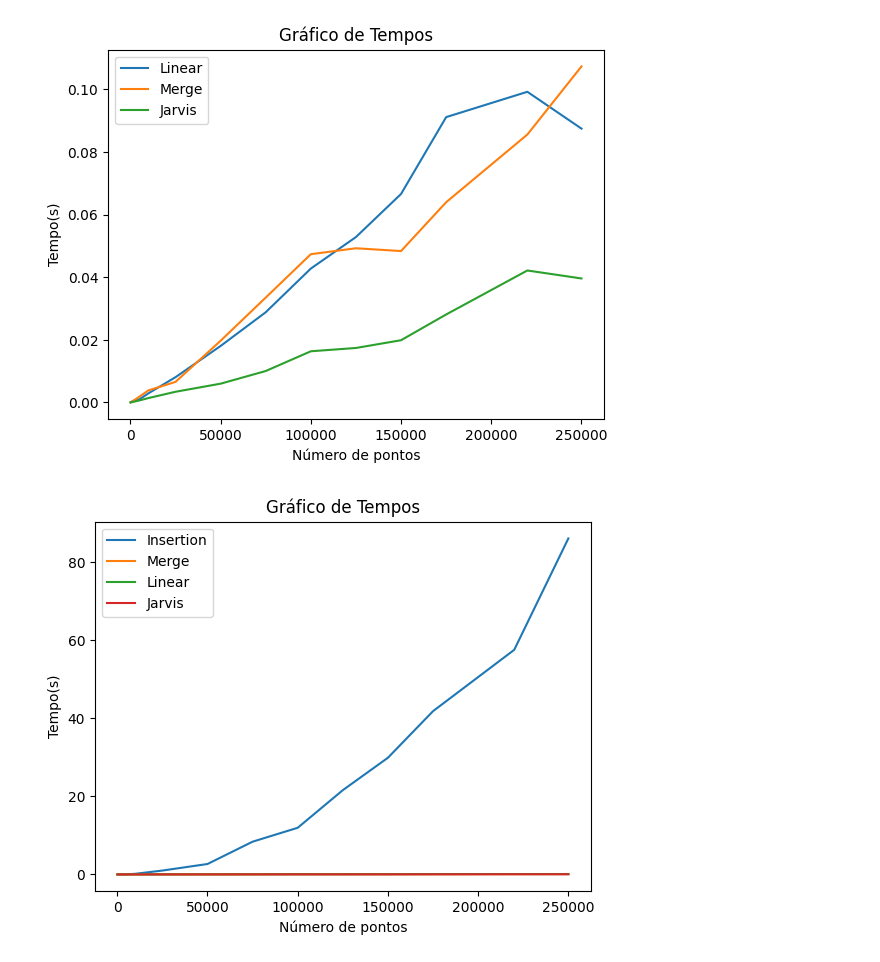
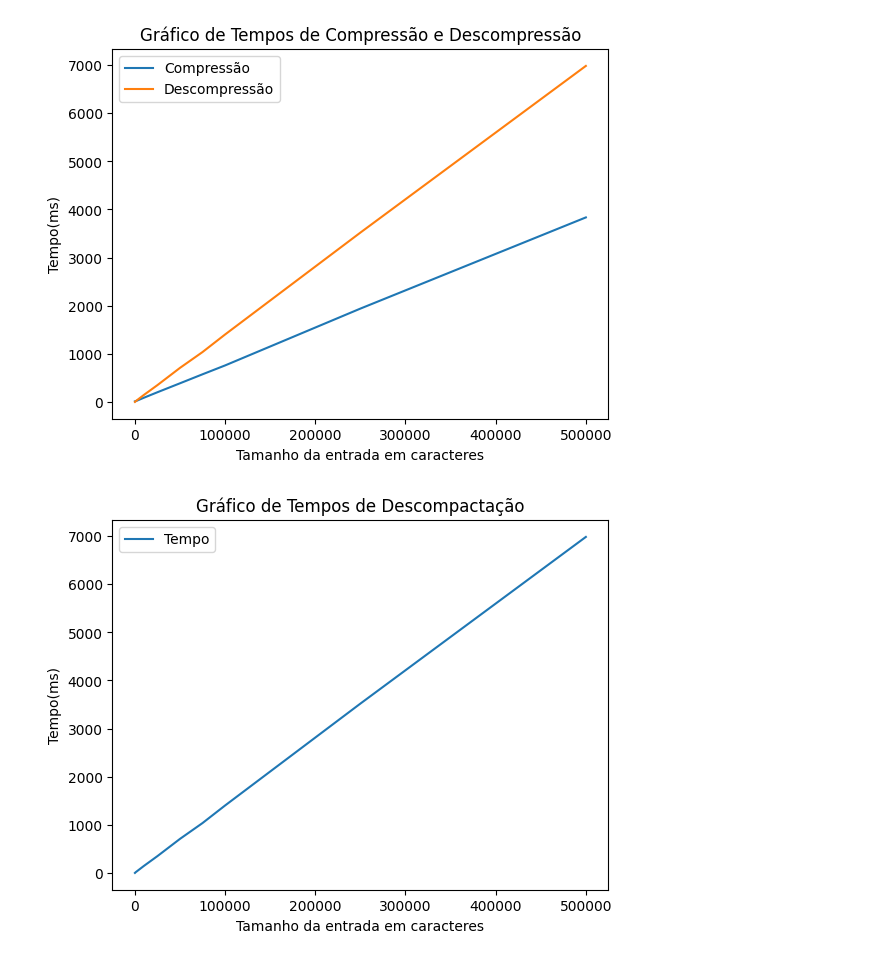
Before and after one commit to bdlemos/Faculdade, a Jupyter notebook: Semestre_3/ED/Tempos/tempos.ipynb, the cells around one changed output. Drawn from its saved outputs; the diff is of its cells as text; code cells hidden in the pictures.

```diff
--- a/Semestre_3/ED/Tempos/tempos.ipynb
+++ b/Semestre_3/ED/Tempos/tempos.ipynb
@@ -1,28 +1,28 @@
 # %%
 import pandas as pd
 import matplotlib.pyplot as plt
 
 def plot_csv_files(csv_files):
     for csv_file in csv_files:
         df = pd.read_csv(csv_file)  # Lê o arquivo CSV e cria um DataFrame
         csv_file = csv_file[:-4]
         df.sort_values(by=['N'], inplace=True)  # Ordena o DataFrame pelo número de pontos (N
         plt.plot(df['N'], df['Tempo'], label=csv_file)  # Plota os dados do arquivo CSV
 
-    plt.ylabel('Tempo(s)')  # Define o rótulo do eixo x
-    plt.xlabel('Número de pontos')  # Define o rótulo do eixo y
-    plt.title('Gráfico de Tempos')  # Define o título do gráfico
+    plt.ylabel('Tempo(ms)')  # Define o rótulo do eixo x
+    plt.xlabel('Tamanho da entrada em caracteres')  # Define o rótulo do eixo y
+    plt.title('Gráfico de Tempos de Compressão e Descompressão')  # Define o título do gráfico
     plt.legend()  # Adiciona a legenda
 
     plt.show()  # Exibe o gráfico
 
 
 # Lista com os nomes dos arquivos CSV
-csv_files = ['Linear.csv', 'Merge.csv', 'Jarvis.csv']
+csv_files = ['Compressão.csv', 'Descompressão.csv']
 
 plot_csv_files(csv_files)
 # %% [output]
-[figure, old version]
+[figure, new version]
 # %%
 import pandas as pd
 import matplotlib.pyplot as plt
@@ -30,21 +30,20 @@ import matplotlib.pyplot as plt
 def plot_csv_files(csv_files):
     for csv_file in csv_files:
         df = pd.read_csv(csv_file)  # Lê o arquivo CSV e cria um DataFrame
-        csv_file = csv_file[:-4]
         df.sort_values(by=['N'], inplace=True)  # Ordena o DataFrame pelo número de pontos (N
-        plt.plot(df['N'], df['Tempo'], label=csv_file)  # Plota os dados do arquivo CSV
+        plt.plot(df['N'], df['Tempo'], label='Tempo')  # Plota os dados do arquivo CSV
 
-    plt.ylabel('Tempo(s)')  # Define o rótulo do eixo x
-    plt.xlabel('Número de pontos')  # Define o rótulo do eixo y
-    plt.title('Gráfico de Tempos')  # Define o título do gráfico
+    plt.ylabel('Tempo(ms)')  # Define o rótulo do eixo x
+    plt.xlabel('Tamanho da entrada em caracteres')  # Define o rótulo do eixo y
+    plt.title('Gráfico de Tempos de Descompactação')  # Define o título do gráfico
     plt.legend()  # Adiciona a legenda
 
     plt.show()  # Exibe o gráfico
 
 
 # Lista com os nomes dos arquivos CSV
-csv_files = ['Insertion.csv', 'Merge.csv', 'Linear.csv', 'Jarvis.csv']
+csv_files = ['Decod.csv']
 
 plot_csv_files(csv_files)
 # %% [output]
-[figure, old version]
+[figure, new version]
```
Also changed, not shown: 12 other files.
